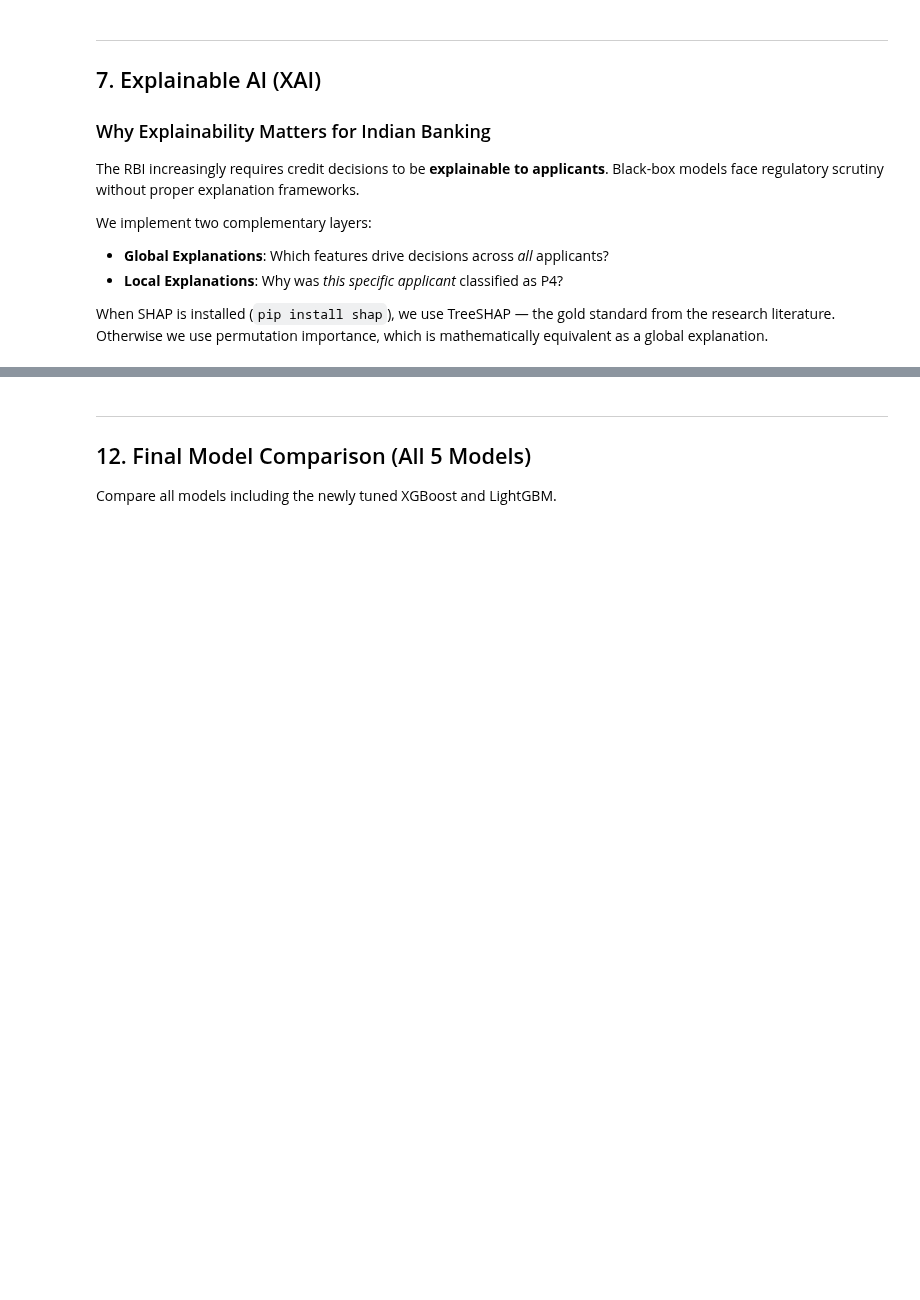
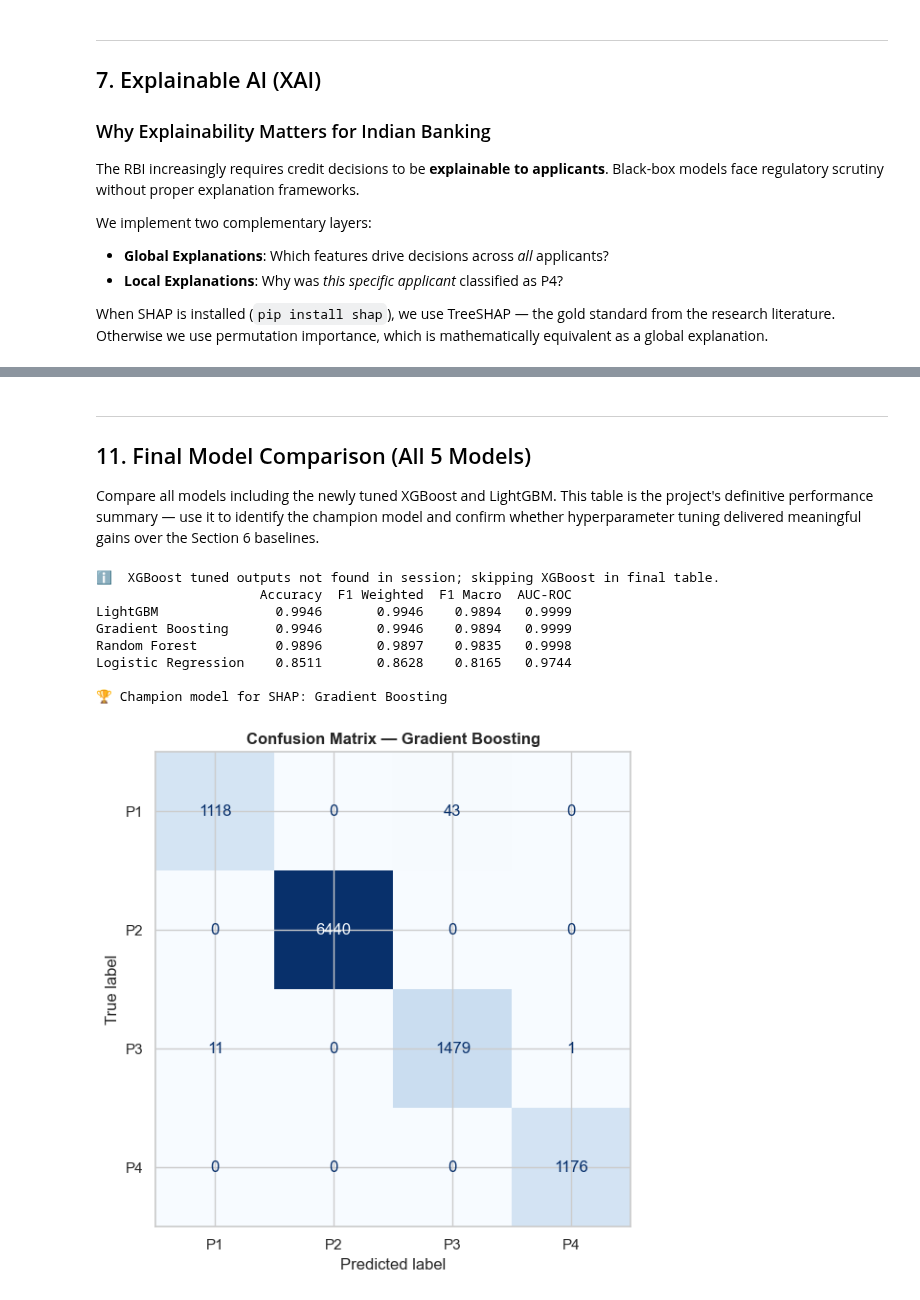
Before and after one commit to roshanx0/indian-credit-risk-xai, a Jupyter notebook: indian_credit_risk.ipynb, the cells around one changed output, grey strips where cells are left out. Cells and saved outputs as stored; diff of their text form; code cells hidden in the pictures; blank space fills up the shorter version.

```diff
--- a/indian_credit_risk.ipynb
+++ b/indian_credit_risk.ipynb
@@ -894,37 +1399,65 @@ print(f"Best params: {lgb_study.best_params}")
 # %% [markdown]
 ---
-## 12. Final Model Comparison (All 5 Models)
+## 11. Final Model Comparison (All 5 Models)
 
-Compare all models including the newly tuned XGBoost and LightGBM.
+Compare all models including the newly tuned XGBoost and LightGBM. This table is the project's definitive performance summary — use it to identify the champion model and confirm whether hyperparameter tuning delivered meaningful gains over the Section 6 baselines.
 # %%
-# Add XGBoost & LightGBM to the results dict from earlier, then replot
-results["XGBoost"]  = {"Accuracy": (xgb_pred==y_test.values).mean(),
-                        "F1 Weighted": xgb_f1,
-                        "F1 Macro": f1_score(y_test, xgb_pred, average="macro"),
-                        "AUC-ROC": xgb_auc}
-results["LightGBM"] = {"Accuracy": (lgb_pred==y_test.values).mean(),
-                        "F1 Weighted": lgb_f1,
-                        "F1 Macro": f1_score(y_test, lgb_pred, average="macro"),
-                        "AUC-ROC": lgb_auc}
+# Add available tuned models to results dict from earlier, then replot
+if all(v in globals() for v in ['xgb_pred', 'xgb_f1', 'xgb_auc', 'best_xgb']):
+    results['XGBoost'] = {'Accuracy': (xgb_pred == y_test.values).mean(),
+                          'F1 Weighted': xgb_f1,
+                          'F1 Macro': f1_score(y_test, xgb_pred, average='macro'),
+                          'AUC-ROC': xgb_auc}
+else:
+    # Remove stale key if it exists from a previous session state.
+    if 'XGBoost' in results:
+        results.pop('XGBoost', None)
+    print('ℹ️  XGBoost tuned outputs not found in session; skipping XGBoost in final table.')
+
+if all(v in globals() for v in ['lgb_pred', 'lgb_f1', 'lgb_auc', 'best_lgb']):
+    results['LightGBM'] = {'Accuracy': (lgb_pred == y_test.values).mean(),
+                           'F1 Weighted': lgb_f1,
+                           'F1 Macro': f1_score(y_test, lgb_pred, average='macro'),
+                           'AUC-ROC': lgb_auc}
+else:
+    if 'LightGBM' in results:
+        results.pop('LightGBM', None)
+    print('ℹ️  LightGBM tuned outputs not found in session; skipping LightGBM in final table.')
 
 results_df = pd.DataFrame(results).T.round(4)
-print(results_df.sort_values("AUC-ROC", ascending=False).to_string())
+print(results_df.sort_values('AUC-ROC', ascending=False).to_string())
 
 # Pick the overall best model for SHAP
-champion_name  = results_df["AUC-ROC"].idxmax()
-champion_model = {"XGBoost": best_xgb, "LightGBM": best_lgb,
-                   "Random Forest": trained_models["Random Forest"][0],
-                   "Gradient Boosting": trained_models["Gradient Boosting"][0],
-                   "Logistic Regression": trained_models["Logistic Regression"][0]
-                  }[champion_name]
+champion_name = results_df['AUC-ROC'].idxmax()
+champion_lookup = {
+    'Random Forest': trained_models['Random Forest'][0],
+    'Gradient Boosting': trained_models['Gradient Boosting'][0],
+    'Logistic Regression': trained_models['Logistic Regression'][0],
+}
+if 'XGBoost' in results and 'best_xgb' in globals():
+    champion_lookup['XGBoost'] = best_xgb
+if 'LightGBM' in results and 'best_lgb' in globals():
+    champion_lookup['LightGBM'] = best_lgb
+
+champion_model = champion_lookup[champion_name]
 print(f"\n🏆 Champion model for SHAP: {champion_name}")
 
 # Reprint confusion matrix for champion
 y_champ = champion_model.predict(X_test)
 fig, ax = plt.subplots(figsize=(8, 6))
 ConfusionMatrixDisplay(confusion_matrix(y_test, y_champ),
-                        display_labels=["P1","P2","P3","P4"]).plot(ax=ax, cmap="Blues", colorbar=False)
-ax.set_title(f"Confusion Matrix — {champion_name}", fontweight="bold")
+                       display_labels=['P1', 'P2', 'P3', 'P4']).plot(ax=ax, cmap='Blues', colorbar=False)
+ax.set_title(f"Confusion Matrix — {champion_name}", fontweight='bold')
 plt.tight_layout(); plt.show()
+# %% [output]
+ℹ️  XGBoost tuned outputs not found in session; skipping XGBoost in final table.
+                     Accuracy  F1 Weighted  F1 Macro  AUC-ROC
+LightGBM               0.9946       0.9946    0.9894   0.9999
+Gradient Boosting      0.9946       0.9946    0.9894   0.9999
+Random Forest          0.9896       0.9897    0.9835   0.9998
+Logistic Regression    0.8511       0.8628    0.8165   0.9744
+
+🏆 Champion model for SHAP: Gradient Boosting
+[figure, added]
 # %% [markdown]
 ---
```
Also changed, not shown: parts of 42 cells of this notebook, 3 other files.
